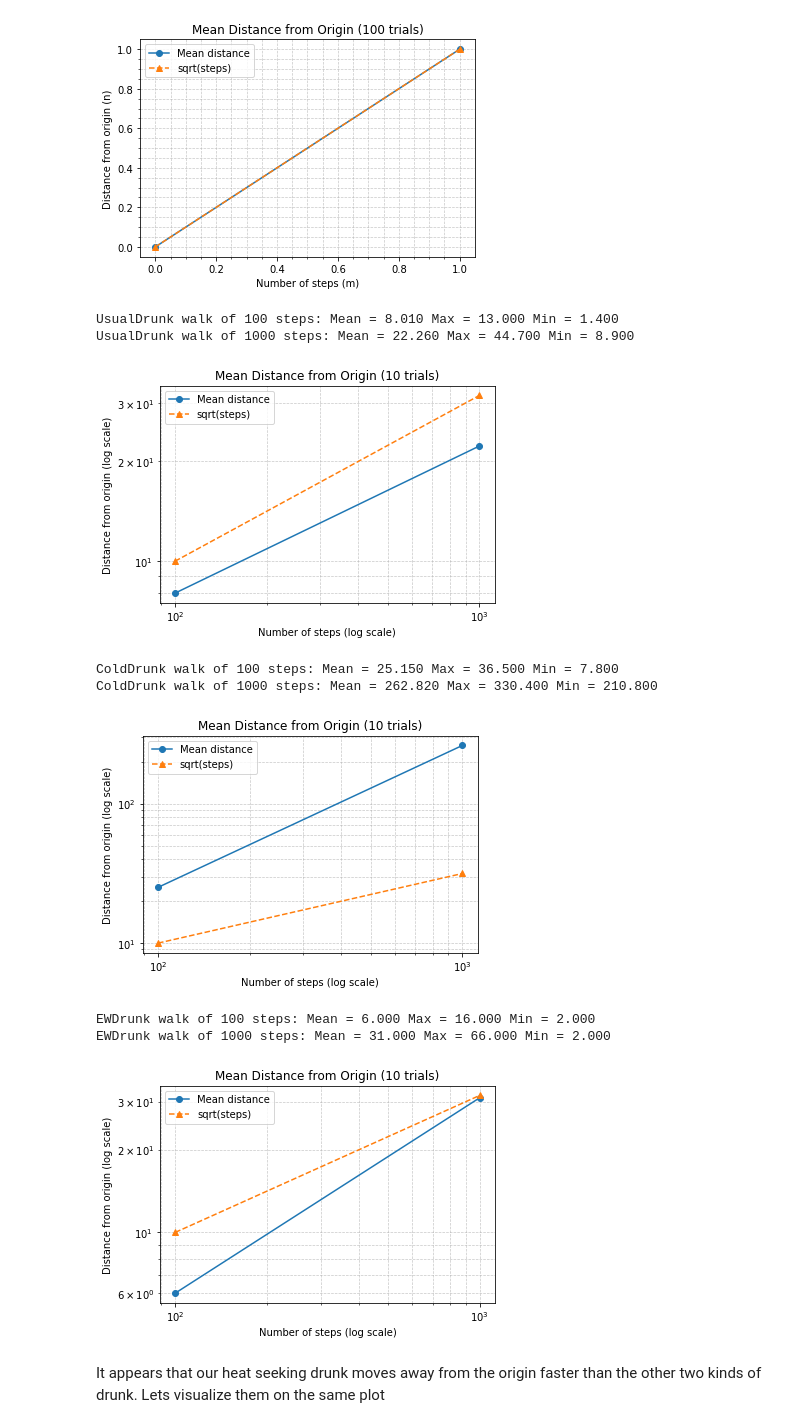
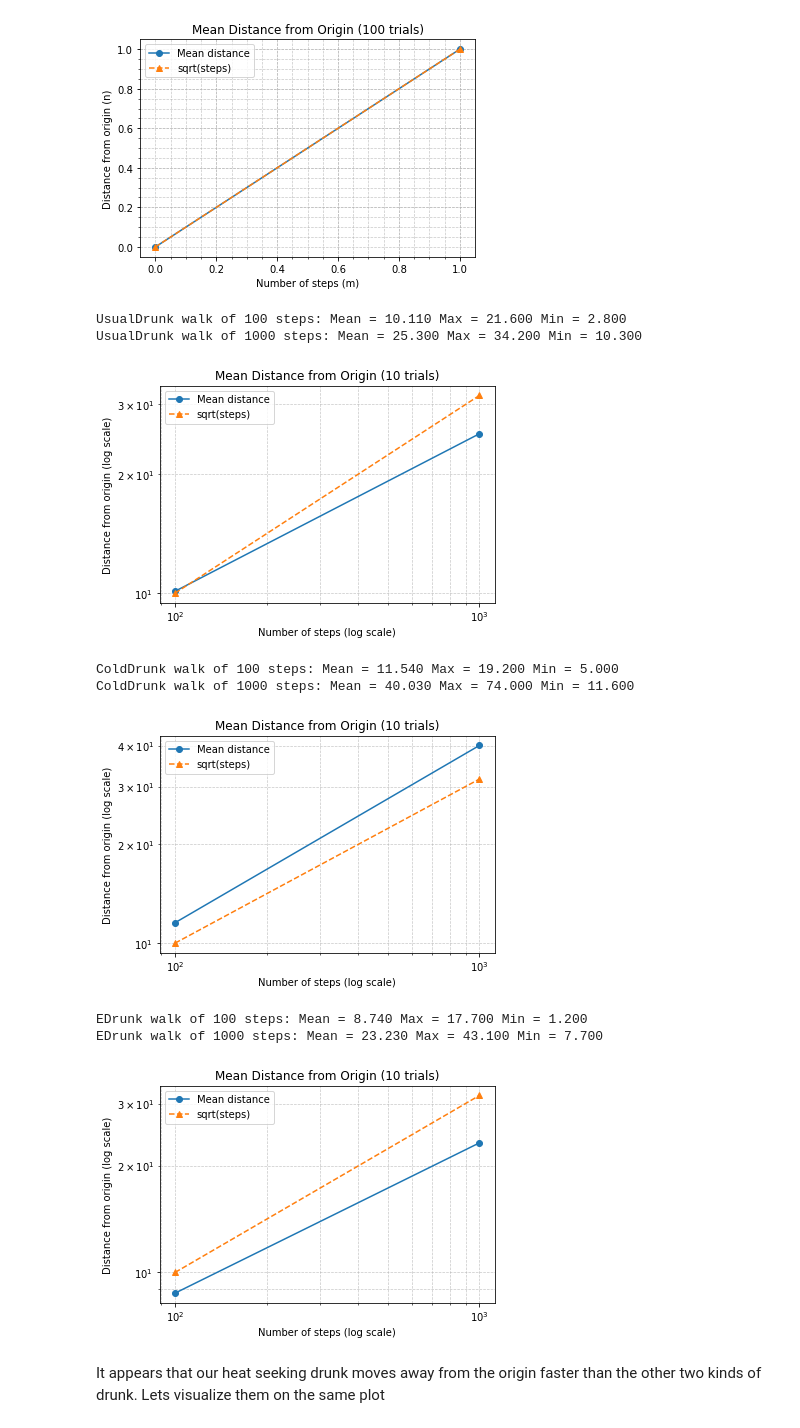
Before and after one commit to Coursework-Archive/math-through-code, a Jupyter notebook: mitx-computational-thinking/notes/week_4/CHAPTER16_introduction_to_computation_and_programming_using_python_ed3.ipynb, the cells around one changed output. Cells and saved outputs as stored; diff of their text form; code cells hidden in the pictures.

```diff
--- a/mitx-computational-thinking/notes/week_4/CHAPTER16_introduction_to_computation_and_programming_using_python_ed3.ipynb
+++ b/mitx-computational-thinking/notes/week_4/CHAPTER16_introduction_to_computation_and_programming_using_python_ed3.ipynb
@@ -5,6 +5,7 @@ A drunken farmer is standing in the middle of a field, and every second the farm
 import random
 import matplotlib.pyplot as plt
 import matplotlib.cm as cm
+import math
 from matplotlib.colors import Normalize
 import numpy as np
 
@@ -79,7 +80,7 @@ class Drunk(object):
 
 class UsualDrunk(Drunk):
     def take_step(self):
-        step_choices = [(0, 1), (0, -1), (1, 0), (-1, 0)]
+        step_choices = [(0.0, 1.0), (0.0, -1.0), (1.0, 0.0), (-1.0, 0.0)]
         return random.choice(step_choices)
 
 def walk(f, d, num_steps):
@@ -181,29 +182,40 @@ UsualDrunk walk of 1 steps: Mean = 1.000 Max = 1.000 Min = 1.000
 # %%
 class ColdDrunk(Drunk):
     def take_step(self):
-        stepChoices = [(0.0,1.0), (0.0,-2.0), (1.0,0.0), (-1.0,0.0)]
-        return random.choice(stepChoices)
+        step_choices = [(0.0,0.9), (0.0,-1.03), (1.03,0.0), (-1.03,0.0)]
+        return random.choice(step_choices)
 
-class EWDrunk:
+class EDrunk(Drunk):
     def take_step(self):
-        stepChoices = [(1.0,0.0), (-1.0,0.0)]
-        return random.choice(stepChoices)
+        ang = 2 * math.pi * random.random()
+        length = 0.5 + 0.5 * random.random()
+        return (length * math.sin(ang), length * math.cos(ang))
+
+class PhotoDrunk(Drunk):
+    def take_step(self):
+        step_choices = [(0.0, 0.5), (0.0, -0.5), (1.5, 0.0), (-1.5, 0.0)]
+        return random.choice(step_choices)
+
+class DDrunk(Drunk):
+    def take_step(self):
+        step_choices = [(0.85, 0.85), (-0.85, -0.85), (-0.56, 0.56), (0.56, -0.56)]
+        return random.choice(step_choices)
 
 def sim_all(drunk_kinds, walk_lengths, num_trials):
     for d_class in drunk_kinds:
         plot_avg(num_trials, walk_lengths, d_class)
 # %%
-sim_all((UsualDrunk,ColdDrunk,EWDrunk), (100, 1000), 10)
+sim_all((UsualDrunk,ColdDrunk,EDrunk), (100, 1000), 10)
 # %% [output]
-UsualDrunk walk of 100 steps: Mean = 8.010 Max = 13.000 Min = 1.400
-UsualDrunk walk of 1000 steps: Mean = 22.260 Max = 44.700 Min = 8.900
+UsualDrunk walk of 100 steps: Mean = 10.110 Max = 21.600 Min = 2.800
+UsualDrunk walk of 1000 steps: Mean = 25.300 Max = 34.200 Min = 10.300
-[figure, old version]
+[figure, new version]
-ColdDrunk walk of 100 steps: Mean = 25.150 Max = 36.500 Min = 7.800
-ColdDrunk walk of 1000 steps: Mean = 262.820 Max = 330.400 Min = 210.800
+ColdDrunk walk of 100 steps: Mean = 11.540 Max = 19.200 Min = 5.000
+ColdDrunk walk of 1000 steps: Mean = 40.030 Max = 74.000 Min = 11.600
-[figure, old version]
+[figure, new version]
-EWDrunk walk of 100 steps: Mean = 6.000 Max = 16.000 Min = 2.000
-EWDrunk walk of 1000 steps: Mean = 31.000 Max = 66.000 Min = 2.000
+EDrunk walk of 100 steps: Mean = 8.740 Max = 17.700 Min = 1.200
+EDrunk walk of 1000 steps: Mean = 23.230 Max = 43.100 Min = 7.700
-[figure, old version]
+[figure, new version]
 # %% [markdown]
 It appears that our heat seeking drunk moves away from the origin faster than the other two kinds of drunk. Lets visualize them on the same plot
 # %%
```
Also changed, not shown: parts of 13 cells of this notebook, 22 other files.
